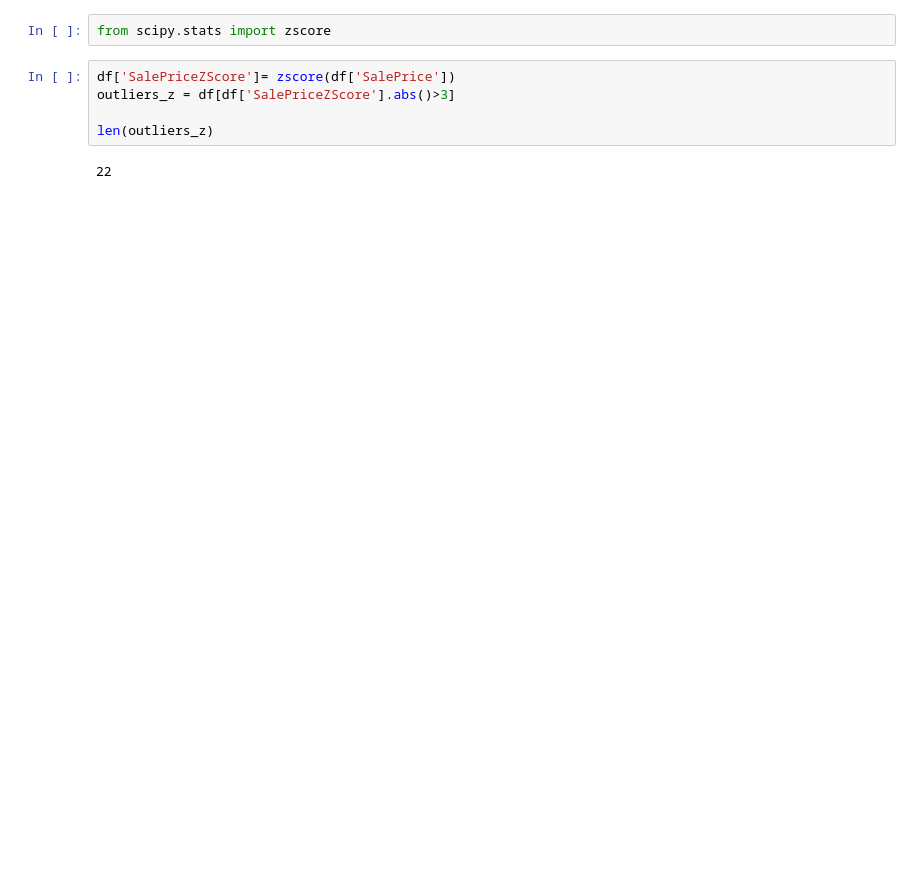
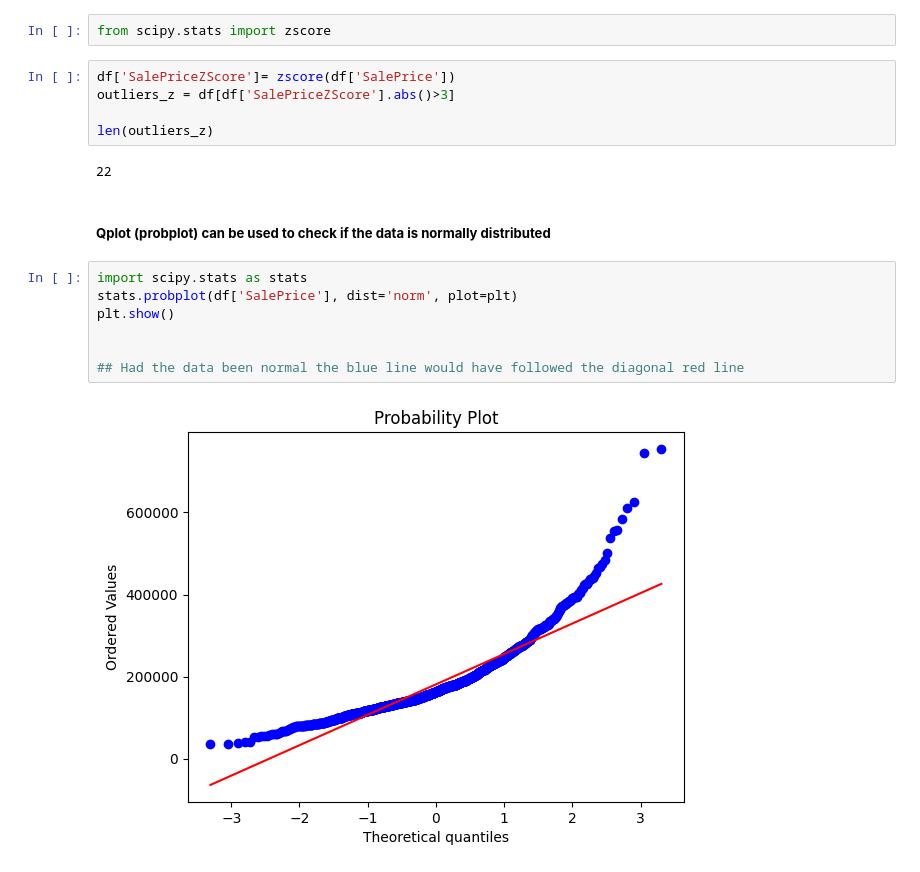
Before and after one commit to Hmnt-dhngra/Feature_Engineering, a Jupyter notebook: Feature_Engineering_1.ipynb, the cells around one changed output. Cells and saved outputs as stored; diff of their text form; blank space fills up the shorter version.

```diff
--- a/Feature_Engineering_1.ipynb
+++ b/Feature_Engineering_1.ipynb
@@ -422,3 +421,14 @@ outliers_z = df[df['SalePriceZScore'].abs()>3]
 len(outliers_z)
 # %% [output]
 22
+# %% [markdown]
+##### **Qplot (probplot) can be used to check if the data is normally distributed**
+# %%
+import scipy.stats as stats
+stats.probplot(df['SalePrice'], dist='norm', plot=plt)
+plt.show()
+
+
+## Had the data been normal the blue line would have followed the diagonal red line
+# %% [output]
+[figure, added]
```
Also changed, not shown: parts of 5 cells of this notebook.
